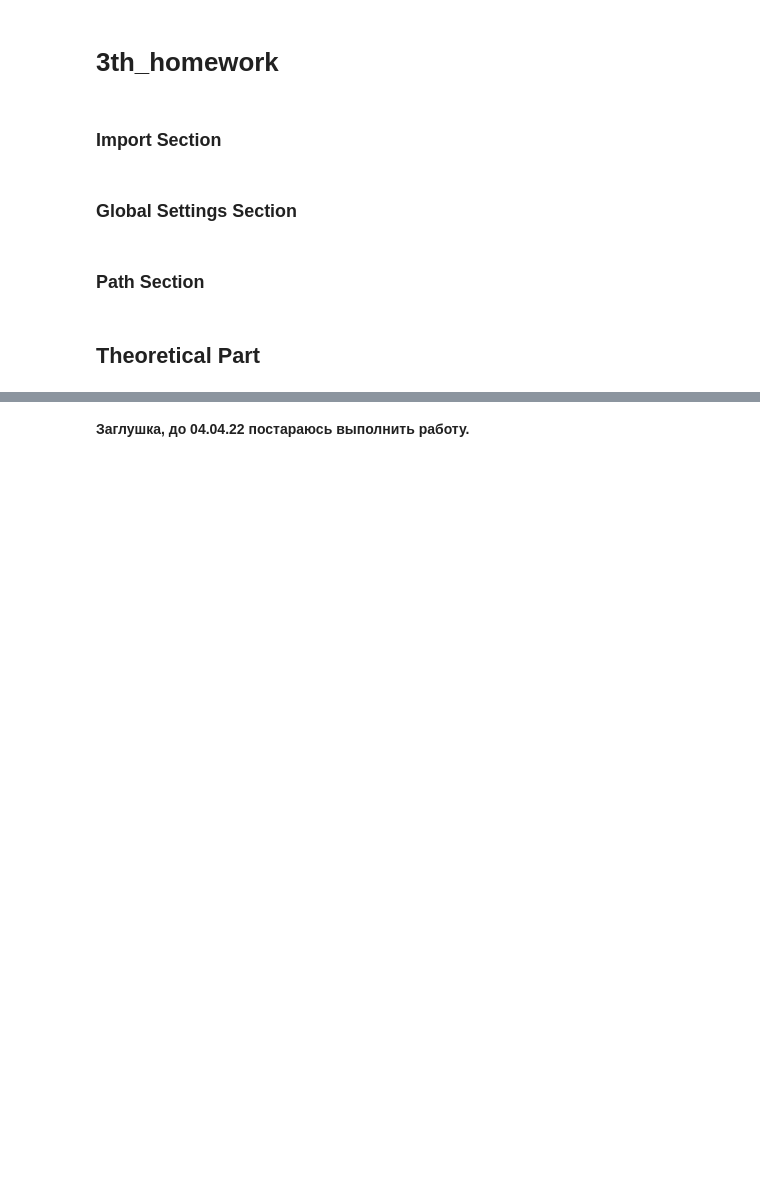
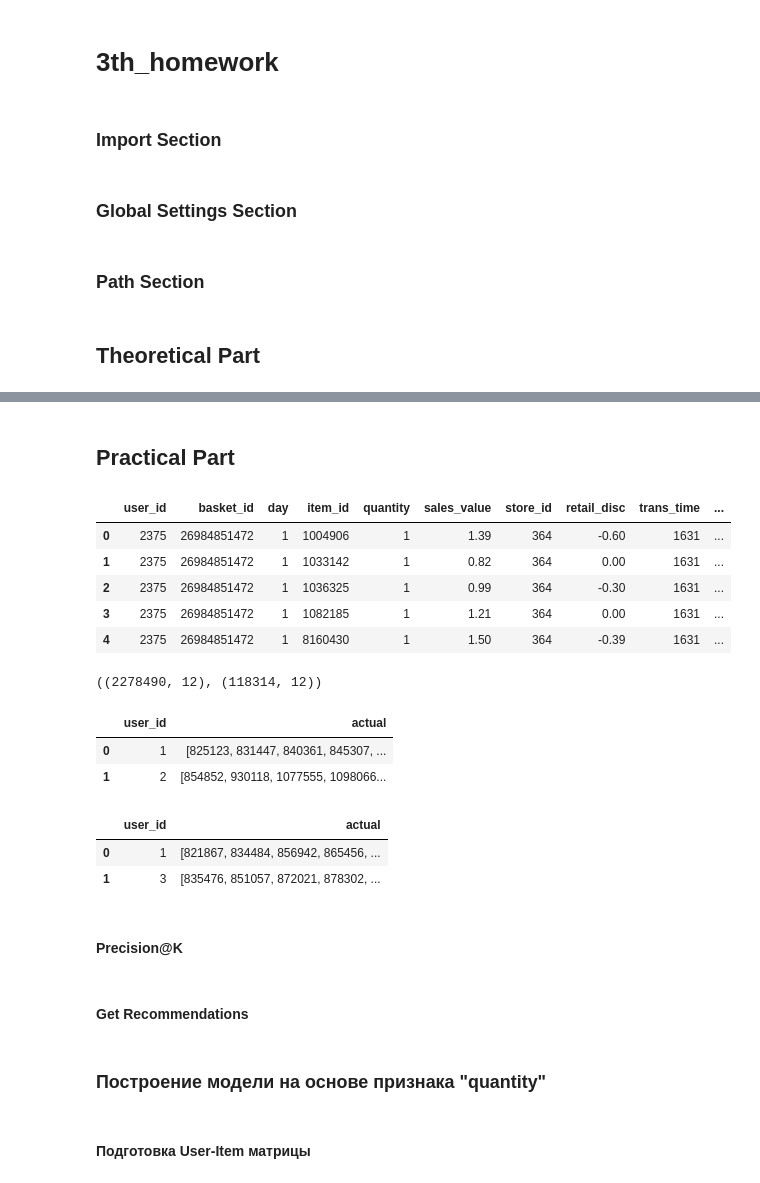
Before and after one commit to SergeyZ06/GB_Recommender_Systems, a Jupyter notebook: 3th_homework/3th_homework.ipynb, the cells around one changed output, grey strips where cells are left out. Cells and saved outputs as stored; diff of their text form; code cells hidden in the pictures; blank space fills up the shorter version.

```diff
--- a/3th_homework/3th_homework.ipynb
+++ b/3th_homework/3th_homework.ipynb
@@ -14,7 +27,7 @@ import implicit
 # %% [markdown]
 ### Path Section
 # %%
-# PATH_DATA_
+PATH_DATA_RETAIL_TRAIN = r'../2th lesson/retail_train.csv'
 # %% [markdown]
 ## Theoretical Part
 # %% [markdown]
@@ -38,2 +68,45 @@ import implicit
-# %% [markdown]
-**Заглушка, до 04.04.22 постараюсь выполнить работу.**
+# %% [markdown]
+## Practical Part
+# %%
+df_data = pd.read_csv(PATH_DATA_RETAIL_TRAIN)
+# %%
+df_data.head()
+# %% [output]
+|  | user_id | basket_id | day | item_id | quantity | sales_value | store_id | retail_disc | trans_time | ... |
+| 0 | 2375 | 26984851472 | 1 | 1004906 | 1 | 1.39 | 364 | -0.60 | 1631 | ... |
+| 1 | 2375 | 26984851472 | 1 | 1033142 | 1 | 0.82 | 364 | 0.00 | 1631 | ... |
+| 2 | 2375 | 26984851472 | 1 | 1036325 | 1 | 0.99 | 364 | -0.30 | 1631 | ... |
+| 3 | 2375 | 26984851472 | 1 | 1082185 | 1 | 1.21 | 364 | 0.00 | 1631 | ... |
+| 4 | 2375 | 26984851472 | 1 | 8160430 | 1 | 1.50 | 364 | -0.39 | 1631 | ... |
+# %%
+# Три последние недели будут использованы для валидации обученной модели.
+test_size_weeks = 3
+
+# Разбиение данных на обучающую и тестовую выборки.
+df_data_train = df_data[df_data['week_no'] < df_data['week_no'].max() - test_size_weeks].copy()
+df_data_test = df_data[df_data['week_no'] >= df_data['week_no'].max() - test_size_weeks].copy()
+
+# Проверка вывод размерностей выборок.
+df_data_train.shape, df_data_test.shape
+# %% [output]
+((2278490, 12), (118314, 12))
+# %%
+# Формирование проверочной таблицы на обучающей выборке.
+result_train = df_data_train.copy().groupby('user_id')['item_id'].unique().reset_index()
+result_train.columns=['user_id', 'actual']
+result_train.head(2)
+# %% [output]
+|  | user_id | actual |
+| 0 | 1 | [825123, 831447, 840361, 845307, ... |
+| 1 | 2 | [854852, 930118, 1077555, 1098066... |
+# %%
+# Формирование проверочной таблицы на валидачионной выборке.
+result_test = df_data_test.copy().groupby('user_id')['item_id'].unique().reset_index()
+result_test.columns=['user_id', 'actual']
+result_test.head(2)
+# %% [output]
+|  | user_id | actual |
+| 0 | 1 | [821867, 834484, 856942, 865456, ... |
+| 1 | 3 | [835476, 851057, 872021, 878302, ... |
+# %% [markdown]
+#### Precision@K
@@ -39,0 +127,2 @@ import implicit
+# %% [markdown]
+#### Get Recommendations
@@ -39,0 +139,4 @@ import implicit
+# %% [markdown]
+### Построение модели на основе признака "quantity"
+# %% [markdown]
+#### Подготовка User-Item матрицы
```
Also changed, not shown: parts of 53 cells of this notebook.
